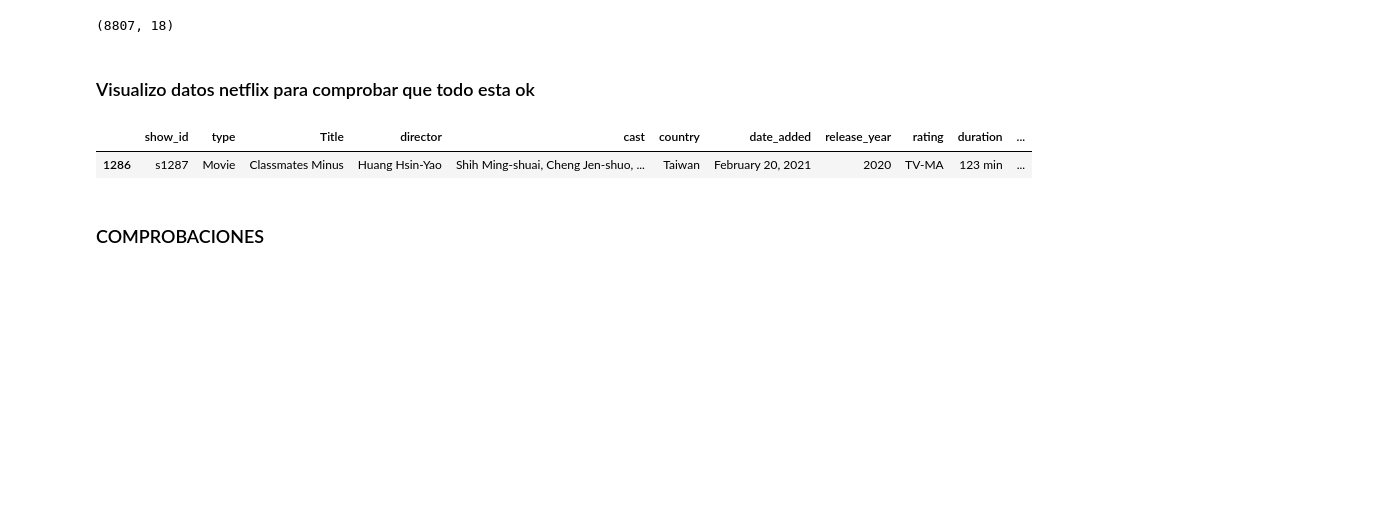
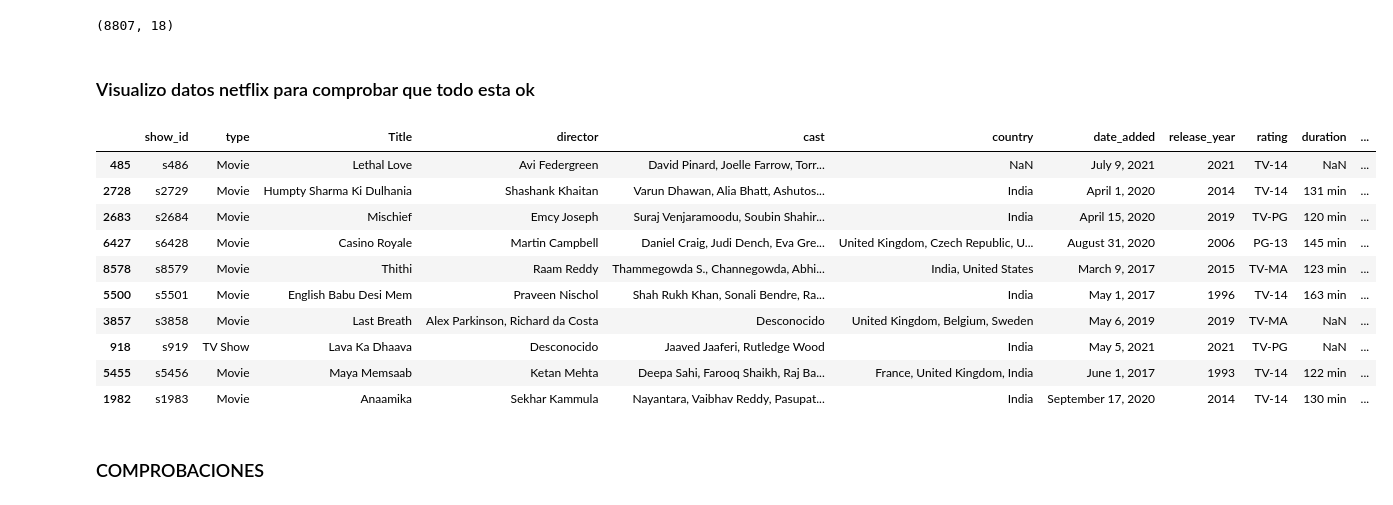
Before and after one commit to QuiqueBrotons83/labs, a Jupyter notebook: Panda/datos/eda_netflix.ipynb, the cells around one changed output. Saved outputs shown, nothing was run; the diff lists cells and outputs as text; code cells hidden in the pictures; blank space fills up the shorter version.

```diff
--- a/Panda/datos/eda..ipynb
+++ b/Panda/datos/eda_netflix.ipynb
@@ -395,9 +422,18 @@ datos_netflix.shape
 # %% [markdown]
 ### Visualizo datos netflix para comprobar que todo esta ok
 # %%
-datos_netflix.sample()
+datos_netflix.sample(10)
 # %% [output]
 |  | show_id | type | Title | director | cast | country | date_added | release_year | rating | duration | ... |
-| 1286 | s1287 | Movie | Classmates Minus | Huang Hsin-Yao | Shih Ming-shuai, Cheng Jen-shuo, ... | Taiwan | February 20, 2021 | 2020 | TV-MA | 123 min | ... |
+| 485 | s486 | Movie | Lethal Love | Avi Federgreen | David Pinard, Joelle Farrow, Torr... | NaN | July 9, 2021 | 2021 | TV-14 | NaN | ... |
+| 2728 | s2729 | Movie | Humpty Sharma Ki Dulhania | Shashank Khaitan | Varun Dhawan, Alia Bhatt, Ashutos... | India | April 1, 2020 | 2014 | TV-14 | 131 min | ... |
+| 2683 | s2684 | Movie | Mischief | Emcy Joseph | Suraj Venjaramoodu, Soubin Shahir... | India | April 15, 2020 | 2019 | TV-PG | 120 min | ... |
+| 6427 | s6428 | Movie | Casino Royale | Martin Campbell | Daniel Craig, Judi Dench, Eva Gre... | United Kingdom, Czech Republic, U... | August 31, 2020 | 2006 | PG-13 | 145 min | ... |
+| 8578 | s8579 | Movie | Thithi | Raam Reddy | Thammegowda S., Channegowda, Abhi... | India, United States | March 9, 2017 | 2015 | TV-MA | 123 min | ... |
+| 5500 | s5501 | Movie | English Babu Desi Mem | Praveen Nischol | Shah Rukh Khan, Sonali Bendre, Ra... | India | May 1, 2017 | 1996 | TV-14 | 163 min | ... |
+| 3857 | s3858 | Movie | Last Breath | Alex Parkinson, Richard da Costa | Desconocido | United Kingdom, Belgium, Sweden | May 6, 2019 | 2019 | TV-MA | NaN | ... |
+| 918 | s919 | TV Show | Lava Ka Dhaava | Desconocido | Jaaved Jaaferi, Rutledge Wood | India | May 5, 2021 | 2021 | TV-PG | NaN | ... |
+| 5455 | s5456 | Movie | Maya Memsaab | Ketan Mehta | Deepa Sahi, Farooq Shaikh, Raj Ba... | France, United Kingdom, India | June 1, 2017 | 1993 | TV-14 | 122 min | ... |
+| 1982 | s1983 | Movie | Anaamika | Sekhar Kammula | Nayantara, Vaibhav Reddy, Pasupat... | India | September 17, 2020 | 2014 | TV-14 | 130 min | ... |
 # %%
 ### Guardo el archivo ya unido
```
Also changed, not shown: parts of 13 cells of this notebook, 3 other files.
